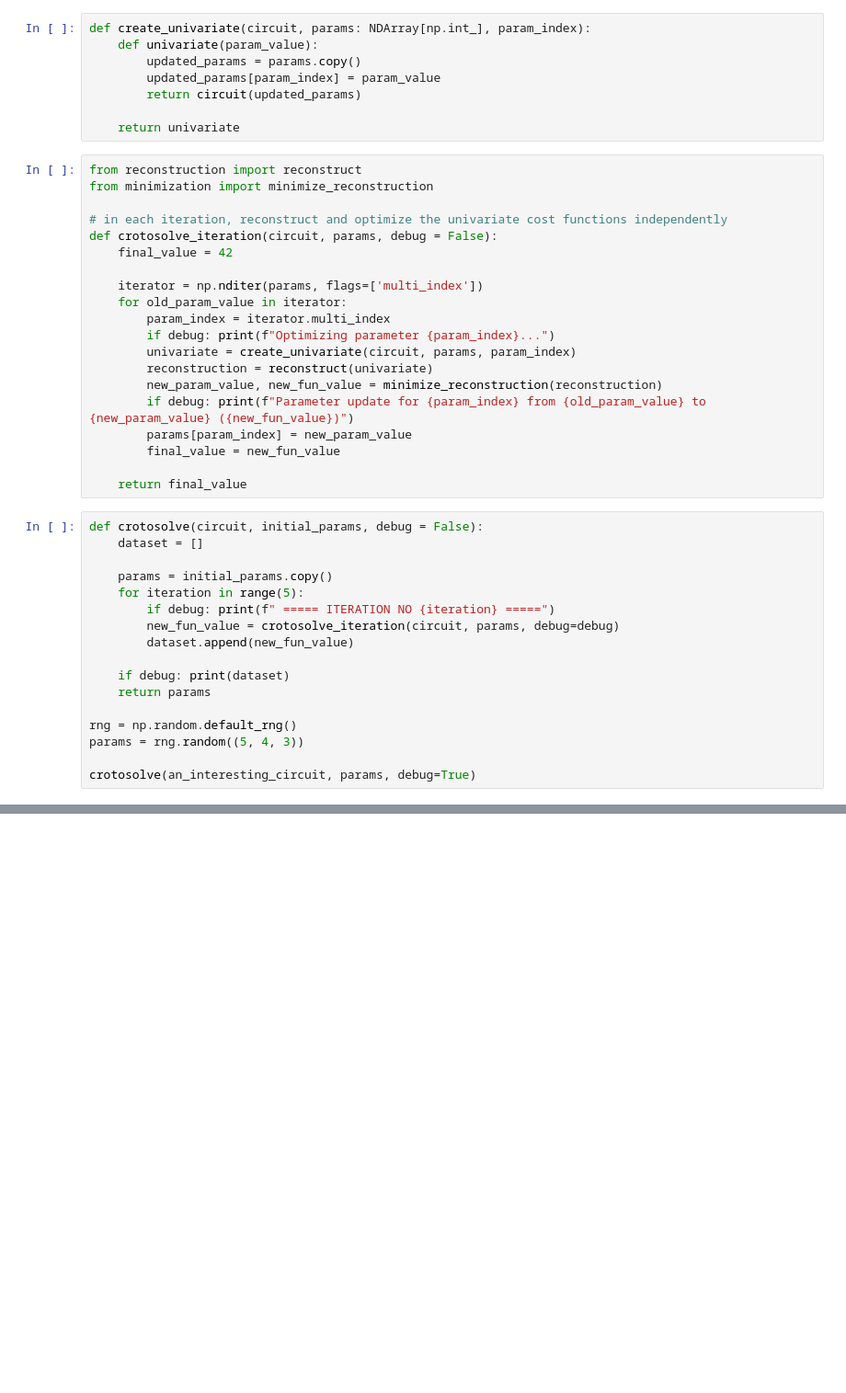
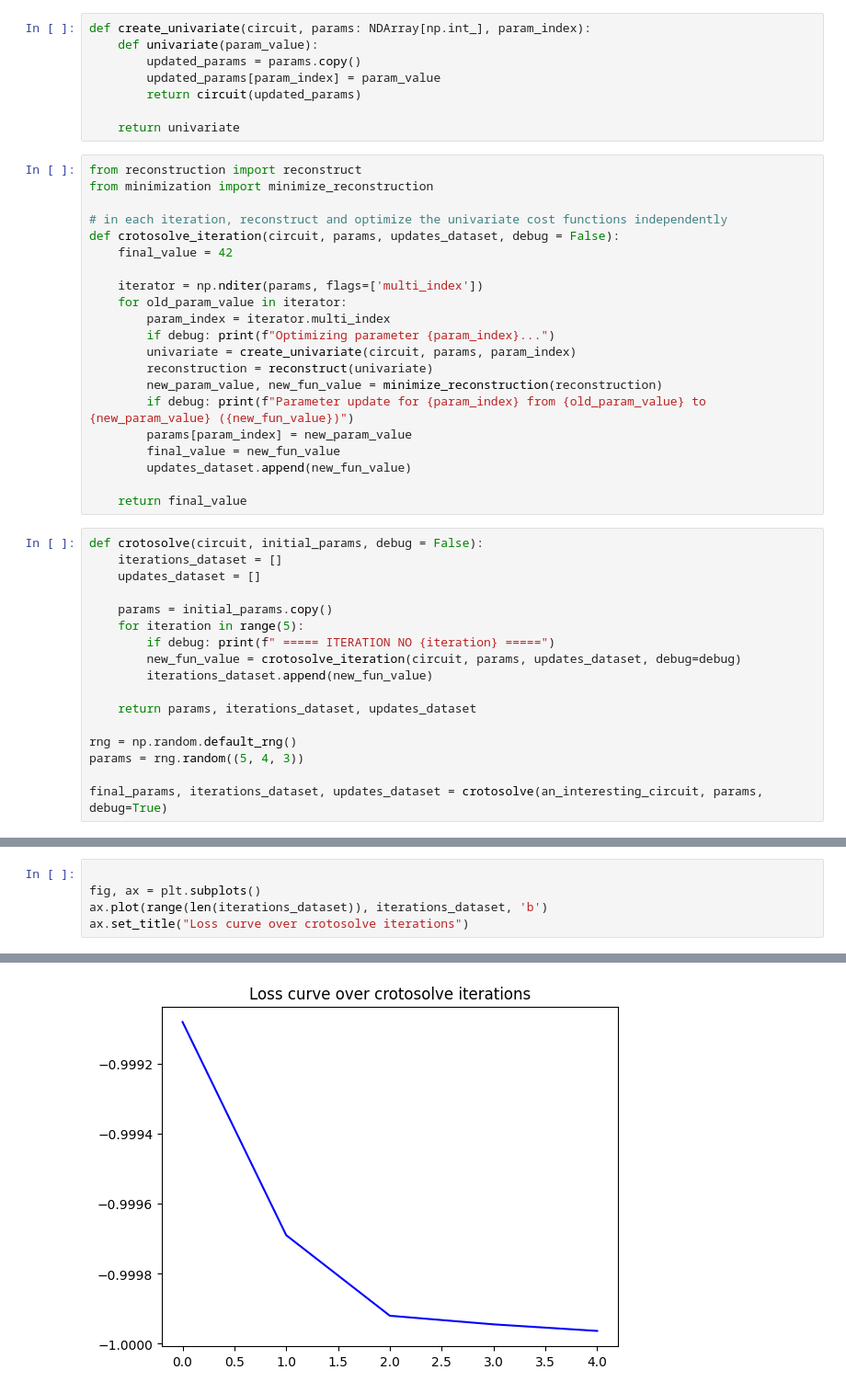
Before and after one commit to schweikart/crotosolve, a Jupyter notebook: code/gradient-free-crp.ipynb, the cells around one changed output, grey strips where cells are left out. Shown at 92% size. Cells and saved outputs as stored; diff of their text form; blank space fills up the shorter version.

Commit message:
code: plot loss curve over iterations and evaluations

```diff
--- a/code/gradient-free-crp.ipynb
+++ b/code/gradient-free-crp.ipynb
@@ -59,7 +59,7 @@ from reconstruction import reconstruct
 from minimization import minimize_reconstruction
 
 # in each iteration, reconstruct and optimize the univariate cost functions independently
-def crotosolve_iteration(circuit, params, debug = False):
+def crotosolve_iteration(circuit, params, updates_dataset, debug = False):
     final_value = 42
 
     iterator = np.nditer(params, flags=['multi_index'])
@@ -72,25 +72,26 @@ def crotosolve_iteration(circuit, params, debug = False):
         if debug: print(f"Parameter update for {param_index} from {old_param_value} to {new_param_value} ({new_fun_value})")
         params[param_index] = new_param_value
         final_value = new_fun_value
+        updates_dataset.append(new_fun_value)
 
     return final_value
 # %%
 def crotosolve(circuit, initial_params, debug = False):
-    dataset = []
+    iterations_dataset = []
+    updates_dataset = []
 
     params = initial_params.copy()
     for iteration in range(5):
         if debug: print(f" ===== ITERATION NO {iteration} =====")
-        new_fun_value = crotosolve_iteration(circuit, params, debug=debug)
-        dataset.append(new_fun_value)
+        new_fun_value = crotosolve_iteration(circuit, params, updates_dataset, debug=debug)
+        iterations_dataset.append(new_fun_value)
 
-    if debug: print(dataset)
-    return params
+    return params, iterations_dataset, updates_dataset
 
 rng = np.random.default_rng()
 params = rng.random((5, 4, 3))
 
-crotosolve(an_interesting_circuit, params, debug=True)
+final_params, iterations_dataset, updates_dataset = crotosolve(an_interesting_circuit, params, debug=True)
 # %% [output]
  ===== ITERATION NO 0 =====
 Optimizing parameter (0, 0, 0)...
@@ -128,0 +115,6 @@ tensor([[[5.96517072, 6.00756611, 2.62812314],
+# %%
+
+fig, ax = plt.subplots()
+ax.plot(range(len(iterations_dataset)), iterations_dataset, 'b')
+ax.set_title("Loss curve over crotosolve iterations")
+# %% [output]
@@ -128,0 +122 @@ tensor([[[5.96517072, 6.00756611, 2.62812314],
+[figure, added]
```
Also changed, not shown: parts of 4 cells of this notebook.
